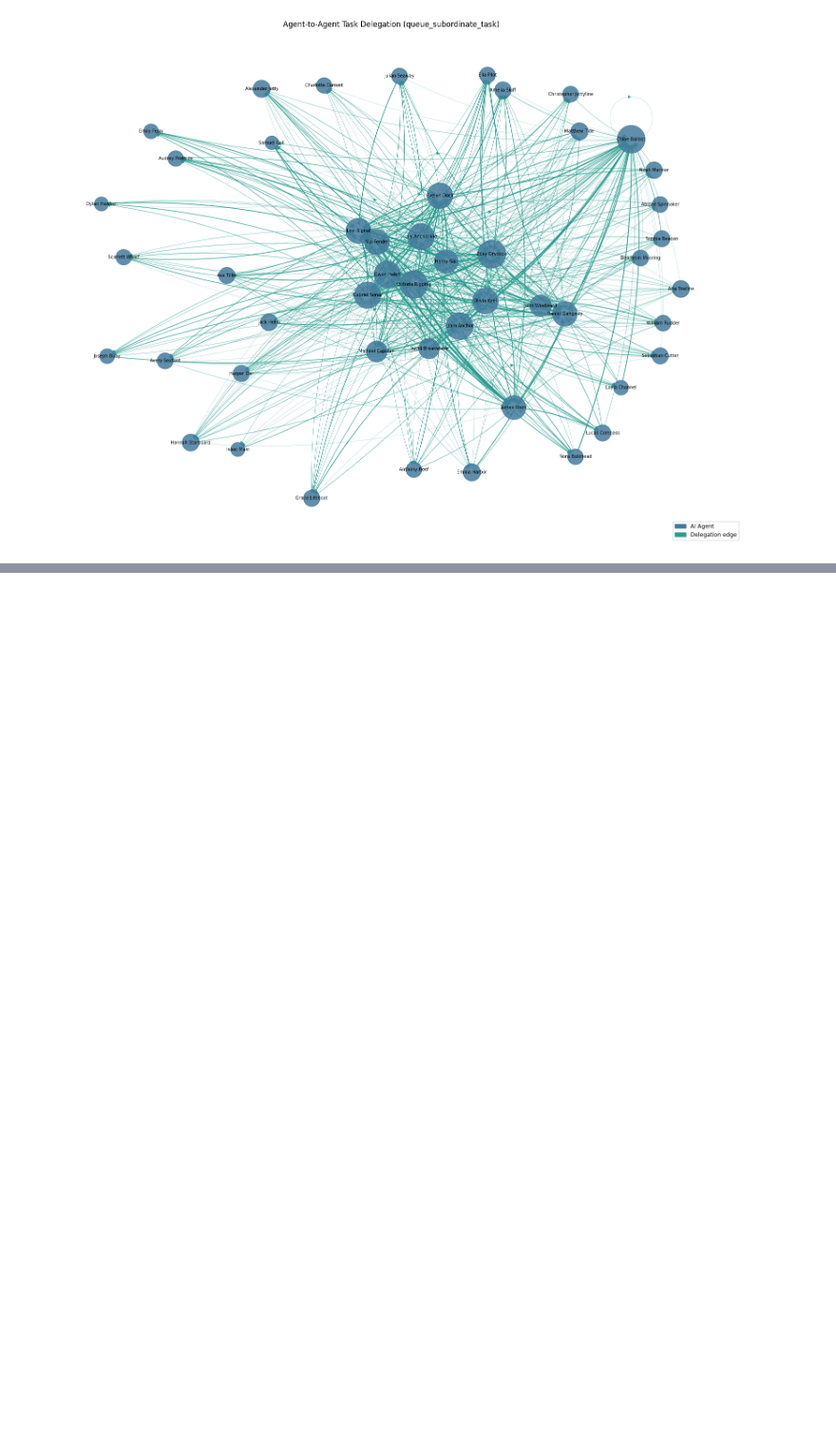
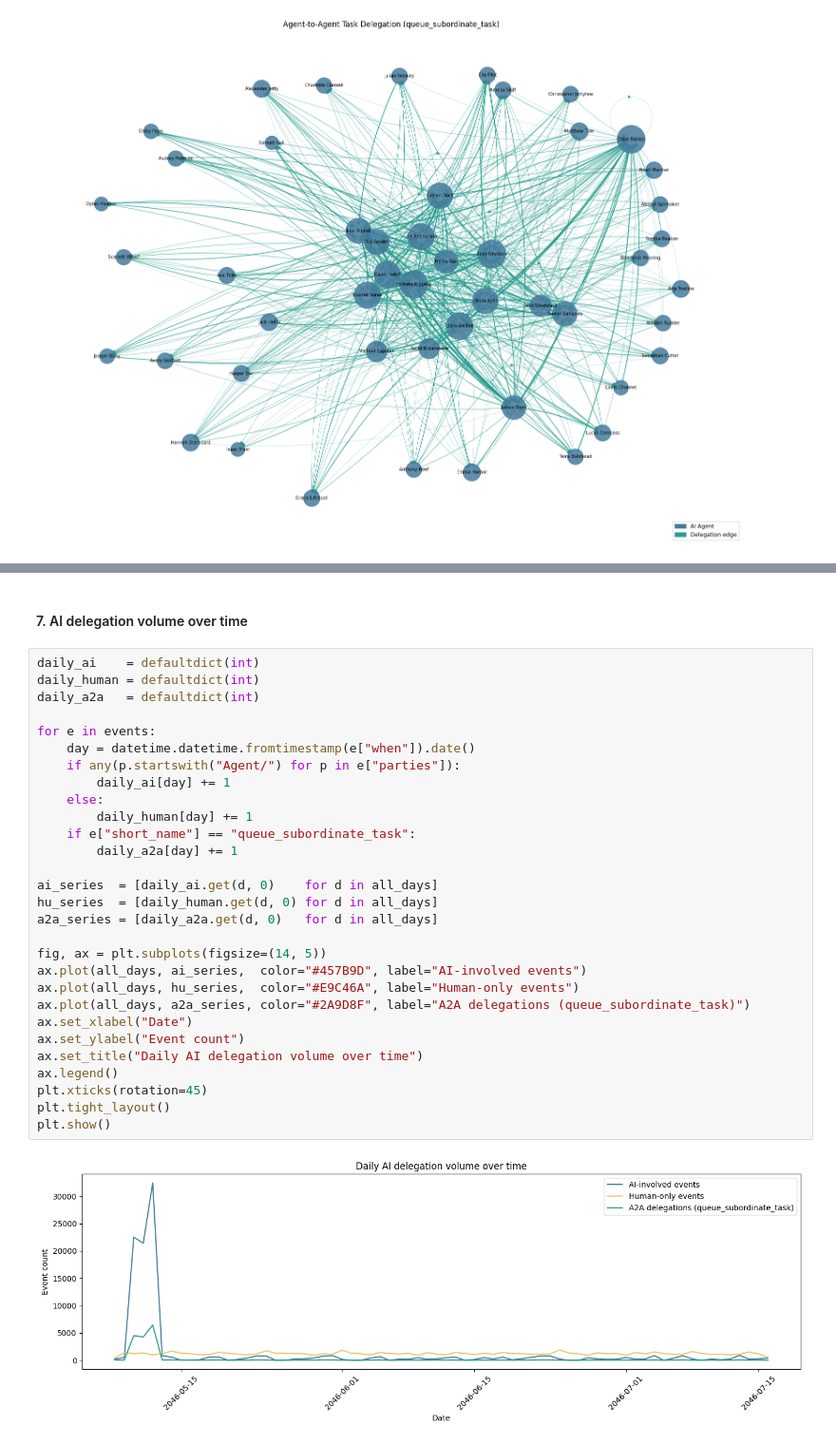
Before and after one commit to paolovasquezg/AI_Forensics, a Jupyter notebook: exploration/eda.ipynb, the cells around one changed output, grey strips where cells are left out. Shown at 95% size. Drawn from its saved outputs; the diff is of its cells as text; blank space fills up the shorter version.

```diff
--- a/exploration/eda.ipynb
+++ b/exploration/eda.ipynb
@@ -189,0 +179,33 @@ plt.show()
+# %% [markdown]
+#### 7. AI delegation volume over time
+# %%
+daily_ai    = defaultdict(int)
+daily_human = defaultdict(int)
+daily_a2a   = defaultdict(int)
+
+for e in events:
+    day = datetime.datetime.fromtimestamp(e["when"]).date()
+    if any(p.startswith("Agent/") for p in e["parties"]):
+        daily_ai[day] += 1
+    else:
+        daily_human[day] += 1
+    if e["short_name"] == "queue_subordinate_task":
+        daily_a2a[day] += 1
+
+ai_series  = [daily_ai.get(d, 0)    for d in all_days]
+hu_series  = [daily_human.get(d, 0) for d in all_days]
+a2a_series = [daily_a2a.get(d, 0)   for d in all_days]
+
+fig, ax = plt.subplots(figsize=(14, 5))
+ax.plot(all_days, ai_series,  color="#457B9D", label="AI-involved events")
+ax.plot(all_days, hu_series,  color="#E9C46A", label="Human-only events")
+ax.plot(all_days, a2a_series, color="#2A9D8F", label="A2A delegations (queue_subordinate_task)")
+ax.set_xlabel("Date")
+ax.set_ylabel("Event count")
+ax.set_title("Daily AI delegation volume over time")
+ax.legend()
+plt.xticks(rotation=45)
+plt.tight_layout()
+plt.show()
+# %% [output]
+[figure, added]
```
Also changed, not shown: parts of 12 cells of this notebook, 15 other files.
